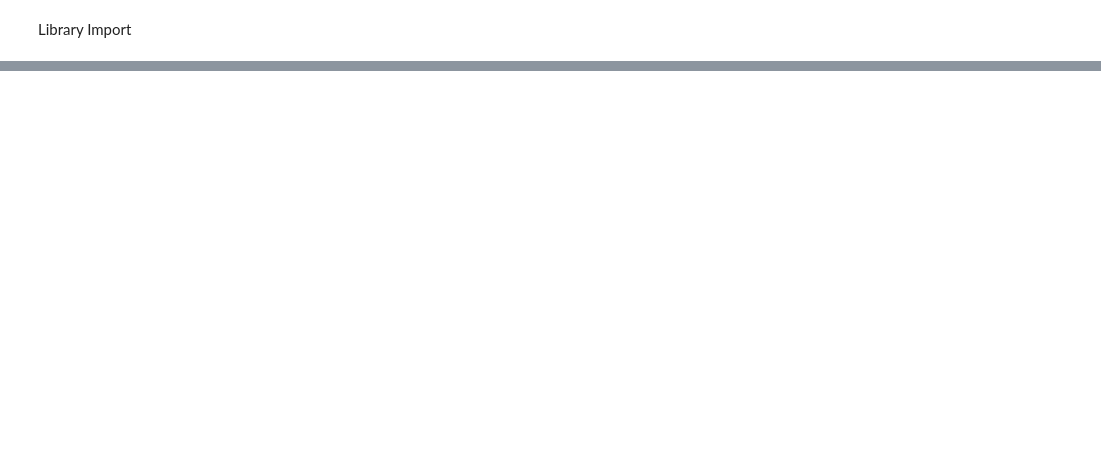
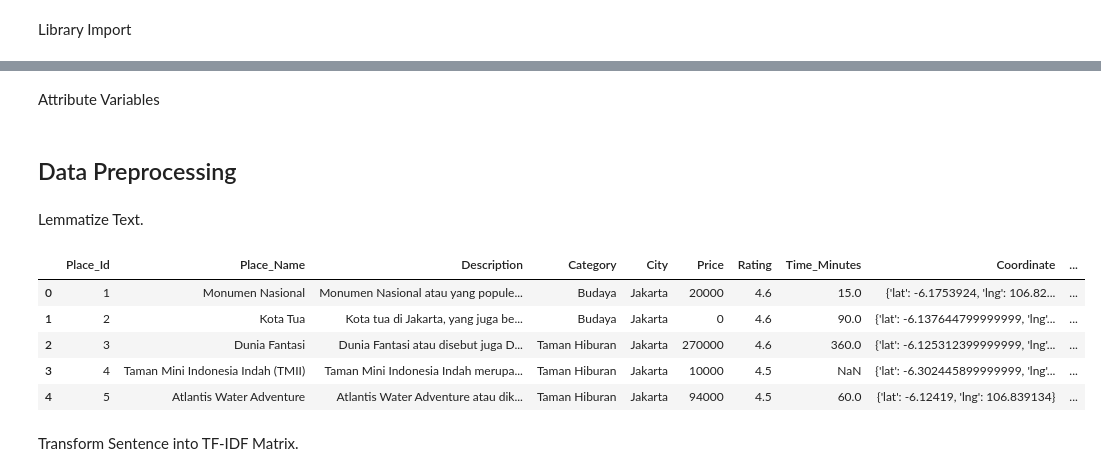
Before and after one commit to MaxZx3000/AI-Compfest-GigaPrime, a Jupyter notebook: artificial-intelligence/recommendation_system_tourism_place.ipynb, the cells around one changed output, grey strips where cells are left out. Saved outputs shown, nothing was run; the diff lists cells and outputs as text; code cells hidden in the pictures; blank space fills up the shorter version.

```diff
--- a/artificial-intelligence/recommendation_system_tourism_place.ipynb
+++ b/artificial-intelligence/recommendation_system_tourism_place.ipynb
@@ -32,0 +63,33 @@ import surprise
+# %% [markdown]
+Attribute Variables
+# %%
+description_field = "Description"
+category_field = "Category"
+tokenized_description_field = "Tokenized_Description"
+# %% [markdown]
+## Data Preprocessing
+# %% [markdown]
+Lemmatize Text.
+# %%
+indo_lemmatizer = Lemmatizer()
+
+index = 0
+
+tokenized_descriptions = []
+
+for index, row in data_df.iterrows():
+  description = row[description_field]
+  tokenized_sentence = indo_lemmatizer.lemmatize(description)
+  tokenized_descriptions.append(tokenized_sentence)
+
+data_df[tokenized_description_field] = tokenized_descriptions
+data_df.head(5)
+# %% [output]
+|  | Place_Id | Place_Name | Description | Category | City | Price | Rating | Time_Minutes | Coordinate | ... |
+| 0 | 1 | Monumen Nasional | Monumen Nasional atau yang popule... | Budaya | Jakarta | 20000 | 4.6 | 15.0 | {'lat': -6.1753924, 'lng': 106.82... | ... |
+| 1 | 2 | Kota Tua | Kota tua di Jakarta, yang juga be... | Budaya | Jakarta | 0 | 4.6 | 90.0 | {'lat': -6.137644799999999, 'lng'... | ... |
+| 2 | 3 | Dunia Fantasi | Dunia Fantasi atau disebut juga D... | Taman Hiburan | Jakarta | 270000 | 4.6 | 360.0 | {'lat': -6.125312399999999, 'lng'... | ... |
+| 3 | 4 | Taman Mini Indonesia Indah (TMII) | Taman Mini Indonesia Indah merupa... | Taman Hiburan | Jakarta | 10000 | 4.5 | NaN | {'lat': -6.302445899999999, 'lng'... | ... |
+| 4 | 5 | Atlantis Water Adventure | Atlantis Water Adventure atau dik... | Taman Hiburan | Jakarta | 94000 | 4.5 | 60.0 | {'lat': -6.12419, 'lng': 106.839134} | ... |
+# %% [markdown]
+Transform Sentence into TF-IDF Matrix.
```
Also changed, not shown: parts of 5 cells of this notebook.
